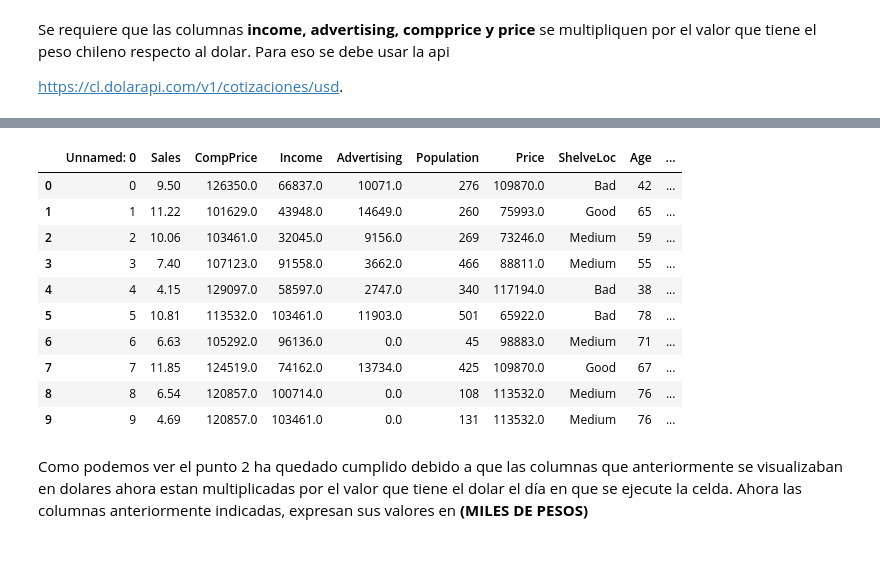
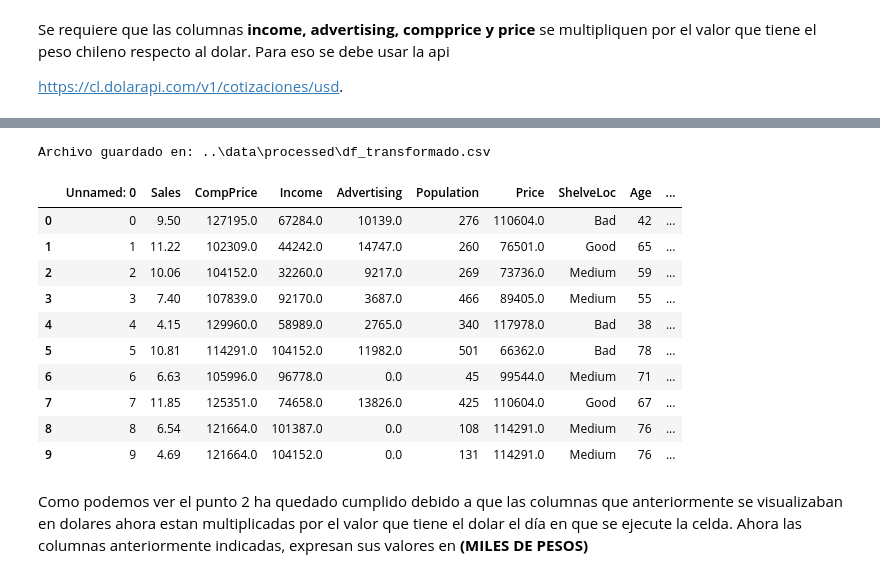
Before and after one commit to Vicennun/EvaluaciontransversalProgramacionCienciaDeDatos, a Jupyter notebook: notebooks/Evaluacion_3_Programación_para_ciencia_de_datos.ipynb, the cells around one changed output, grey strips where cells are left out. Cells and saved outputs as stored; diff of their text form; code cells hidden in the pictures.

```diff
--- a/notebooks/Evaluacion_3_Programación_para_ciencia_de_datos.ipynb
+++ b/notebooks/Evaluacion_3_Programación_para_ciencia_de_datos.ipynb
@@ -3,7 +3,7 @@
 # %%
 import pandas as pd
 # %%
-df = pd.read_csv('dataset_car_seats.csv')
+df = pd.read_csv("../data/raw/dataset_car_seats.csv")
 df.head(10)
 # %% [output]
 |  | Unnamed: 0 | Sales | CompPrice | Income | Advertising | Population | Price | ShelveLoc | Age | ... |
@@ -51,24 +51,34 @@ df_valor_advertising = (df['Advertising'] * valor_compra['valor']).round()
 df_valor_compprice = (df['CompPrice'] * valor_compra['valor']).round()
 df_valor_price = (df['Price'] * valor_compra['valor']).round()
 # %%
+from pathlib import Path
+
+output_dir = Path('../data/processed')
+output_dir.mkdir(parents=True, exist_ok=True)
+output_path = output_dir / 'df_transformado.csv'
+
 df_transformado = df.copy()
 df_transformado['Income'] = df_valor_income
 df_transformado['Advertising'] = df_valor_advertising
 df_transformado['CompPrice'] = df_valor_compprice
 df_transformado['Price'] = df_valor_price
+
+df_transformado.to_csv(output_path, index=False)
+print(f"Archivo guardado en: {output_path}")
 df_transformado.head(10)
 # %% [output]
+Archivo guardado en: ..\data\processed\df_transformado.csv
 |  | Unnamed: 0 | Sales | CompPrice | Income | Advertising | Population | Price | ShelveLoc | Age | ... |
-| 0 | 0 | 9.50 | 126350.0 | 66837.0 | 10071.0 | 276 | 109870.0 | Bad | 42 | ... |
-| 1 | 1 | 11.22 | 101629.0 | 43948.0 | 14649.0 | 260 | 75993.0 | Good | 65 | ... |
-| 2 | 2 | 10.06 | 103461.0 | 32045.0 | 9156.0 | 269 | 73246.0 | Medium | 59 | ... |
-| 3 | 3 | 7.40 | 107123.0 | 91558.0 | 3662.0 | 466 | 88811.0 | Medium | 55 | ... |
-| 4 | 4 | 4.15 | 129097.0 | 58597.0 | 2747.0 | 340 | 117194.0 | Bad | 38 | ... |
-| 5 | 5 | 10.81 | 113532.0 | 103461.0 | 11903.0 | 501 | 65922.0 | Bad | 78 | ... |
-| 6 | 6 | 6.63 | 105292.0 | 96136.0 | 0.0 | 45 | 98883.0 | Medium | 71 | ... |
-| 7 | 7 | 11.85 | 124519.0 | 74162.0 | 13734.0 | 425 | 109870.0 | Good | 67 | ... |
-| 8 | 8 | 6.54 | 120857.0 | 100714.0 | 0.0 | 108 | 113532.0 | Medium | 76 | ... |
-| 9 | 9 | 4.69 | 120857.0 | 103461.0 | 0.0 | 131 | 113532.0 | Medium | 76 | ... |
+| 0 | 0 | 9.50 | 127195.0 | 67284.0 | 10139.0 | 276 | 110604.0 | Bad | 42 | ... |
+| 1 | 1 | 11.22 | 102309.0 | 44242.0 | 14747.0 | 260 | 76501.0 | Good | 65 | ... |
+| 2 | 2 | 10.06 | 104152.0 | 32260.0 | 9217.0 | 269 | 73736.0 | Medium | 59 | ... |
+| 3 | 3 | 7.40 | 107839.0 | 92170.0 | 3687.0 | 466 | 89405.0 | Medium | 55 | ... |
+| 4 | 4 | 4.15 | 129960.0 | 58989.0 | 2765.0 | 340 | 117978.0 | Bad | 38 | ... |
+| 5 | 5 | 10.81 | 114291.0 | 104152.0 | 11982.0 | 501 | 66362.0 | Bad | 78 | ... |
+| 6 | 6 | 6.63 | 105996.0 | 96778.0 | 0.0 | 45 | 99544.0 | Medium | 71 | ... |
+| 7 | 7 | 11.85 | 125351.0 | 74658.0 | 13826.0 | 425 | 110604.0 | Good | 67 | ... |
+| 8 | 8 | 6.54 | 121664.0 | 101387.0 | 0.0 | 108 | 114291.0 | Medium | 76 | ... |
+| 9 | 9 | 4.69 | 121664.0 | 104152.0 | 0.0 | 131 | 114291.0 | Medium | 76 | ... |
 # %% [markdown]
 Como podemos ver el punto 2 ha quedado cumplido debido a que las columnas que anteriormente se visualizaban en dolares ahora estan multiplicadas por el valor que tiene el dolar el día en que se ejecute la celda. Ahora las columnas anteriormente indicadas, expresan sus valores en **(MILES DE PESOS)**
 # %% [markdown]
```
Also changed, not shown: parts of 19 cells of this notebook, 1 other file.
